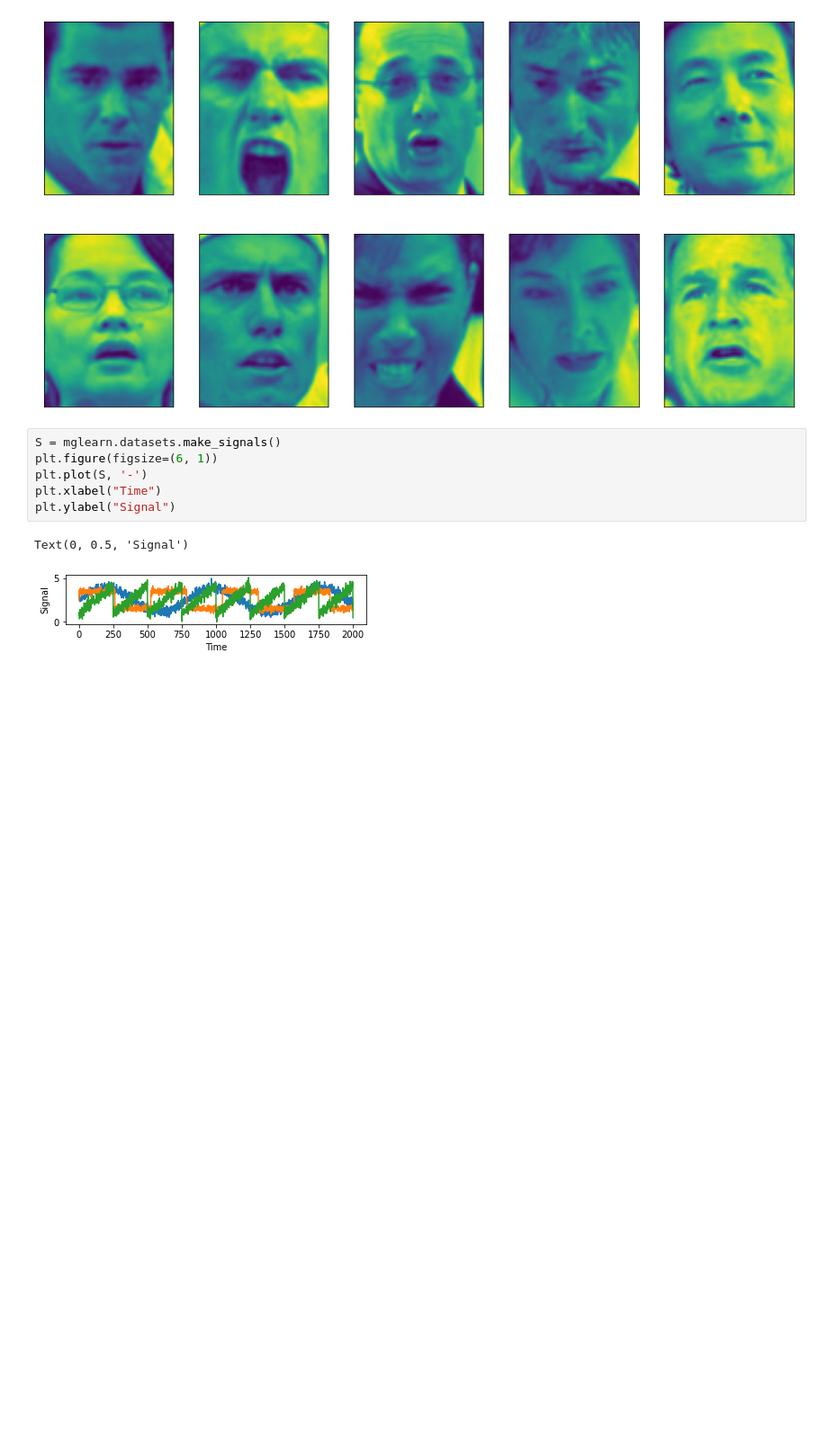
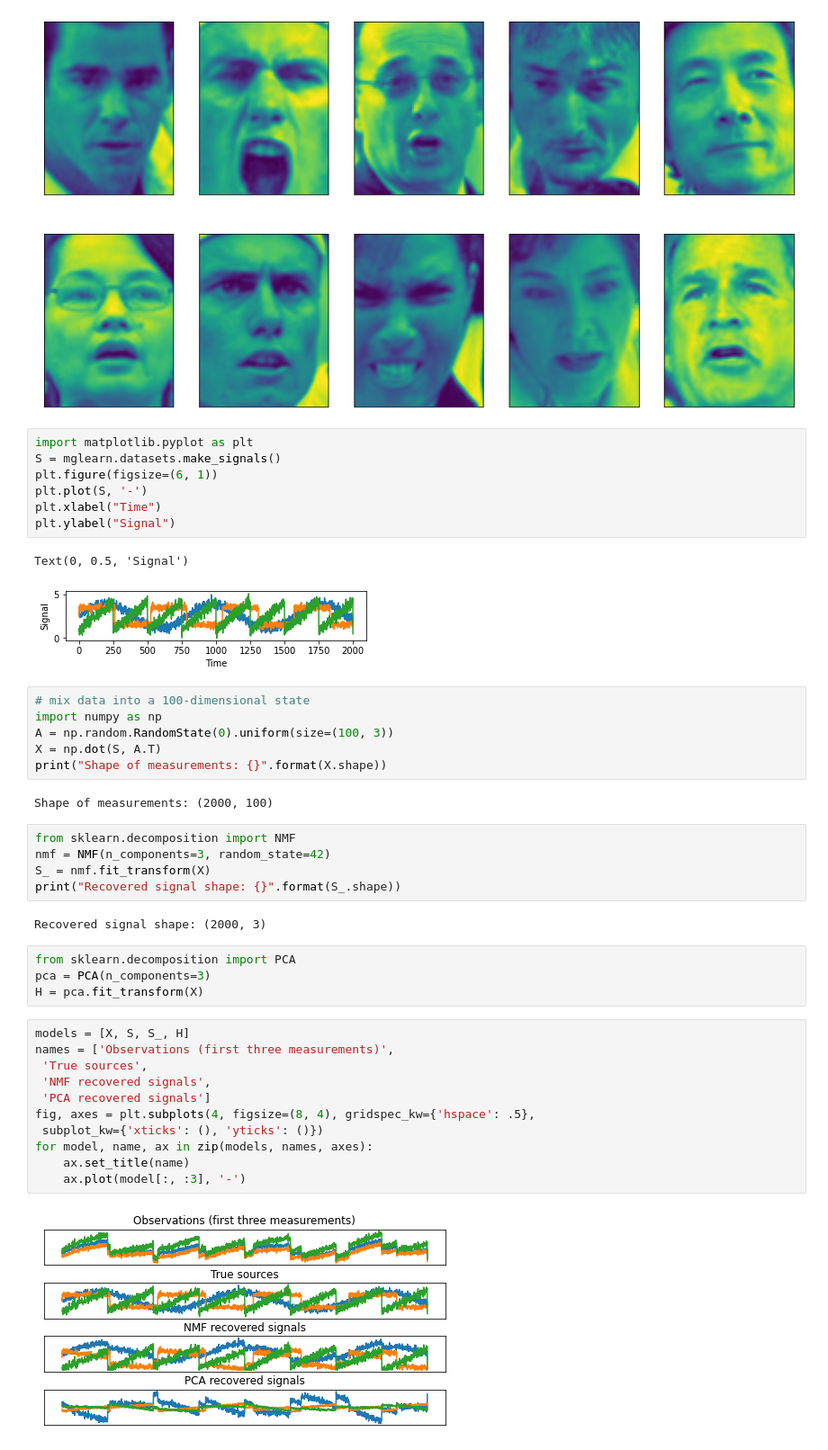
Before and after one commit to beardbytes/MachineLearning, a Jupyter notebook: Unsupervised/Different types of scalers.ipynb, the cells around one changed output. Shown at 90% size. Drawn from its saved outputs; the diff is of its cells as text; blank space fills up the shorter version.

Commit message:
Introduction to Unsupervised algo and dimensionality reduction

```diff
--- a/Unsupervised/Different types of scalers.ipynb
+++ b/Unsupervised/Different types of scalers.ipynb
@@ -398,6 +398,7 @@ for i, (ind, ax) in enumerate(zip(inds, axes.ravel())):
 [figure]
 [figure]
 # %%
+import matplotlib.pyplot as plt
 S = mglearn.datasets.make_signals()
 plt.figure(figsize=(6, 1))
 plt.plot(S, '-')
@@ -406,3 +407,35 @@ plt.ylabel("Signal")
 # %% [output]
 Text(0, 0.5, 'Signal')
 [figure]
+# %%
+# mix data into a 100-dimensional state
+import numpy as np
+A = np.random.RandomState(0).uniform(size=(100, 3))
+X = np.dot(S, A.T)
+print("Shape of measurements: {}".format(X.shape))
+# %% [output]
+Shape of measurements: (2000, 100)
+# %%
+from sklearn.decomposition import NMF
+nmf = NMF(n_components=3, random_state=42)
+S_ = nmf.fit_transform(X)
+print("Recovered signal shape: {}".format(S_.shape))
+# %% [output]
+Recovered signal shape: (2000, 3)
+# %%
+from sklearn.decomposition import PCA
+pca = PCA(n_components=3)
+H = pca.fit_transform(X)
+# %%
+models = [X, S, S_, H]
+names = ['Observations (first three measurements)',
+ 'True sources',
+ 'NMF recovered signals',
+ 'PCA recovered signals']
+fig, axes = plt.subplots(4, figsize=(8, 4), gridspec_kw={'hspace': .5},
+ subplot_kw={'xticks': (), 'yticks': ()})
+for model, name, ax in zip(models, names, axes):
+    ax.set_title(name)
+    ax.plot(model[:, :3], '-')
+# %% [output]
+[figure, added]
```
